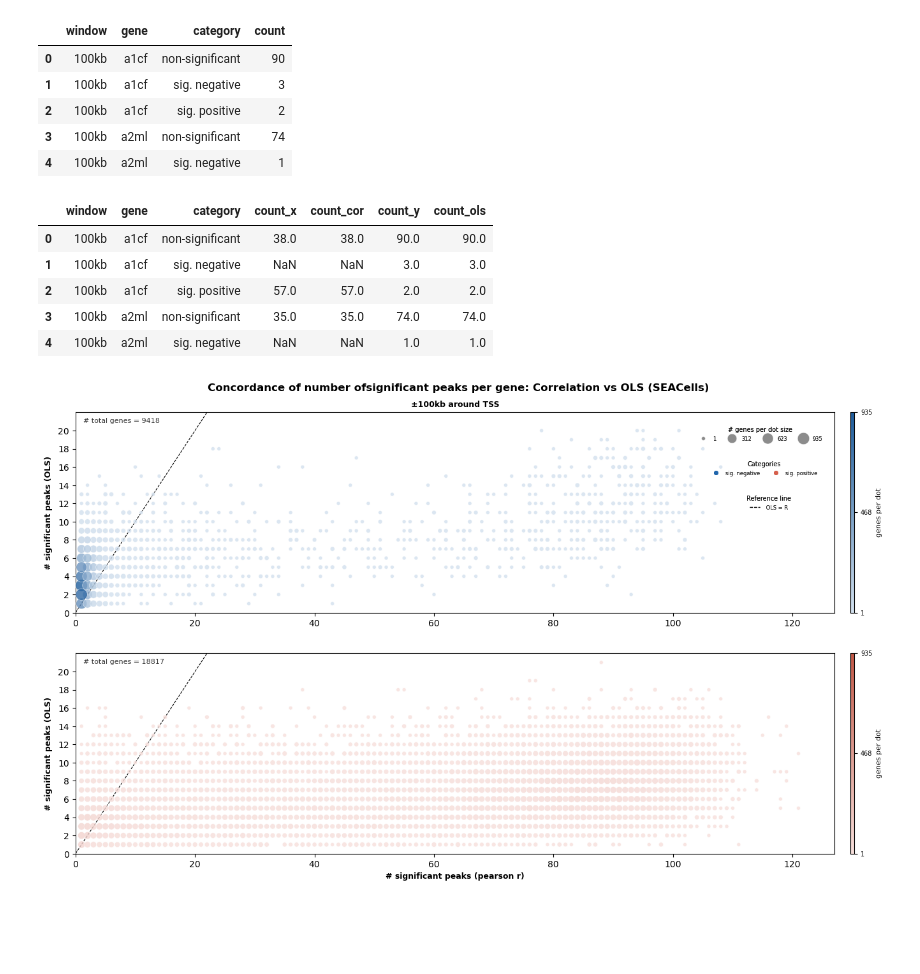
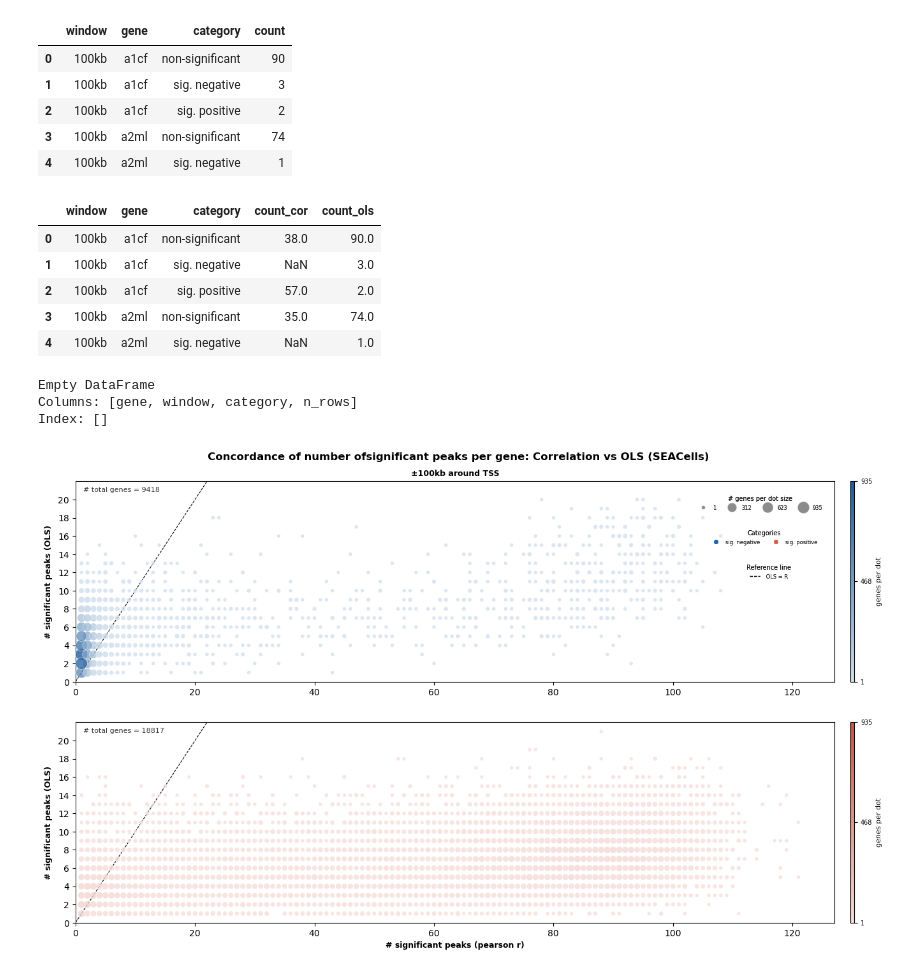
Before and after one commit to smin07/BA, a Jupyter notebook: notebooks/100kb_results_ols_vs_cor_sc.ipynb, the cells around one changed output. Saved outputs shown, nothing was run; the diff lists cells and outputs as text; code cells hidden in the pictures; blank space fills up the shorter version.

```diff
--- a/notebooks/100kb_results_ols_vs_cor_sc.ipynb
+++ b/notebooks/100kb_results_ols_vs_cor_sc.ipynb
@@ -36,8 +36,7 @@ agg_cor_100kb_df.head()
 | 4 | 100kb | aaas | non-significant | 19 |
 # %%
 #read in the saved all_ols_dfs dataframe to confirm it was saved correctly
-ols_res_df = pd.read_csv("/home/fgsasse_lrs_1/Downloads/BA/BA_data/OLS/Results/ols_results_100kb_df_sc.csv")
-ols_res_100kb = ols_res_df[ols_res_df["window"] == "100kb"].copy()
+ols_res_100kb = pd.read_csv("/home/fgsasse_lrs_1/Downloads/BA/BA_data/OLS/Results/ols_results_100kb_df_sc.csv")
 ols_res_100kb.head()
 
 #aggregate the number of significant peaks per gene and category for OLS results
@@ -58,25 +57,38 @@ agg_ols_100kb_df.head()
 | 4 | 100kb | a2ml | sig. negative | 1 |
 # %%
 #merge the two aggregated dataframes on window, gene to compare the number of significant peaks per gene and category between correlation and OLS results
-
-#rename the count column in agg_cor_100kb_df to count_cor to avoid confusion with the count column in agg_ols_100kb_df
-agg_cor_100kb_df["count_cor"] = agg_cor_100kb_df['count']
-agg_ols_100kb_df["count_ols"] = agg_ols_100kb_df['count']
-
 agg_merged_df = pd.merge(
     agg_cor_100kb_df,
     agg_ols_100kb_df,
     on=["window", "gene", "category"],
     how="outer",
+    suffixes=("_cor", "_ols") #add suffixes to distinguish between the two counts in the merged dataframe
 )
 agg_merged_df.head()
 # %% [output]
-|  | window | gene | category | count_x | count_cor | count_y | count_ols |
-| 0 | 100kb | a1cf | non-significant | 38.0 | 38.0 | 90.0 | 90.0 |
-| 1 | 100kb | a1cf | sig. negative | NaN | NaN | 3.0 | 3.0 |
-| 2 | 100kb | a1cf | sig. positive | 57.0 | 57.0 | 2.0 | 2.0 |
-| 3 | 100kb | a2ml | non-significant | 35.0 | 35.0 | 74.0 | 74.0 |
-| 4 | 100kb | a2ml | sig. negative | NaN | NaN | 1.0 | 1.0 |
+|  | window | gene | category | count_cor | count_ols |
+| 0 | 100kb | a1cf | non-significant | 38.0 | 90.0 |
+| 1 | 100kb | a1cf | sig. negative | NaN | 3.0 |
+| 2 | 100kb | a1cf | sig. positive | 57.0 | 2.0 |
+| 3 | 100kb | a2ml | non-significant | 35.0 | 74.0 |
+| 4 | 100kb | a2ml | sig. negative | NaN | 1.0 |
+# %%
+# Check if any gene appears more than once per window/category
+
+plot_df = agg_merged_df.dropna(subset=["count_cor", "count_ols", "window", "category", "gene"]).copy()
+plot_sig_df = plot_df[plot_df["category"] != "non-significant"].copy()
+
+dups = (
+    plot_sig_df
+    .groupby(["gene", "window", "category"])
+    .size()
+    .reset_index(name="n_rows")
+)
+print(dups[dups["n_rows"] > 1])
+# %% [output]
+Empty DataFrame
+Columns: [gene, window, category, n_rows]
+Index: []
 # %%
 #plot the number of significant peaks per gene in correlation vs OLS results, colored by category and faceted by window & category
 from tkinter import font
```
Also changed, not shown: parts of 55 cells of this notebook, 5 other files.
